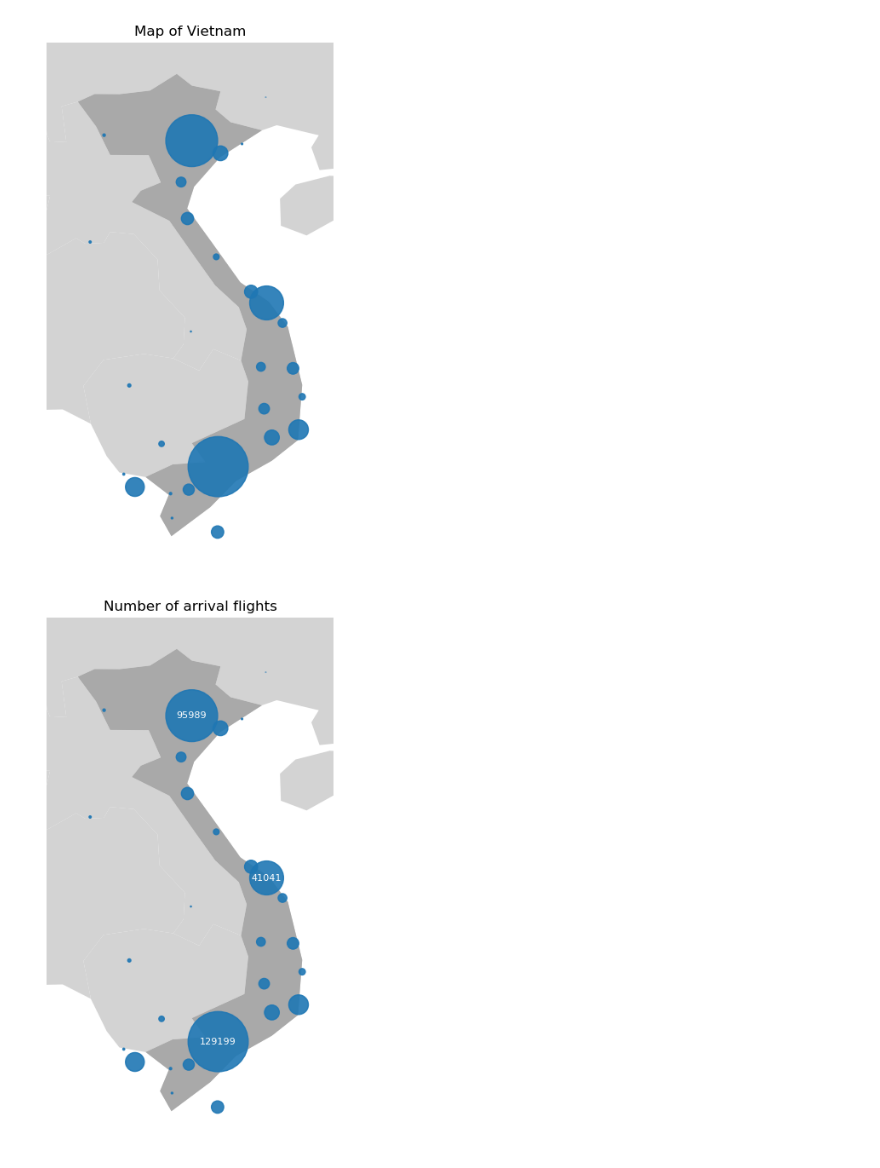
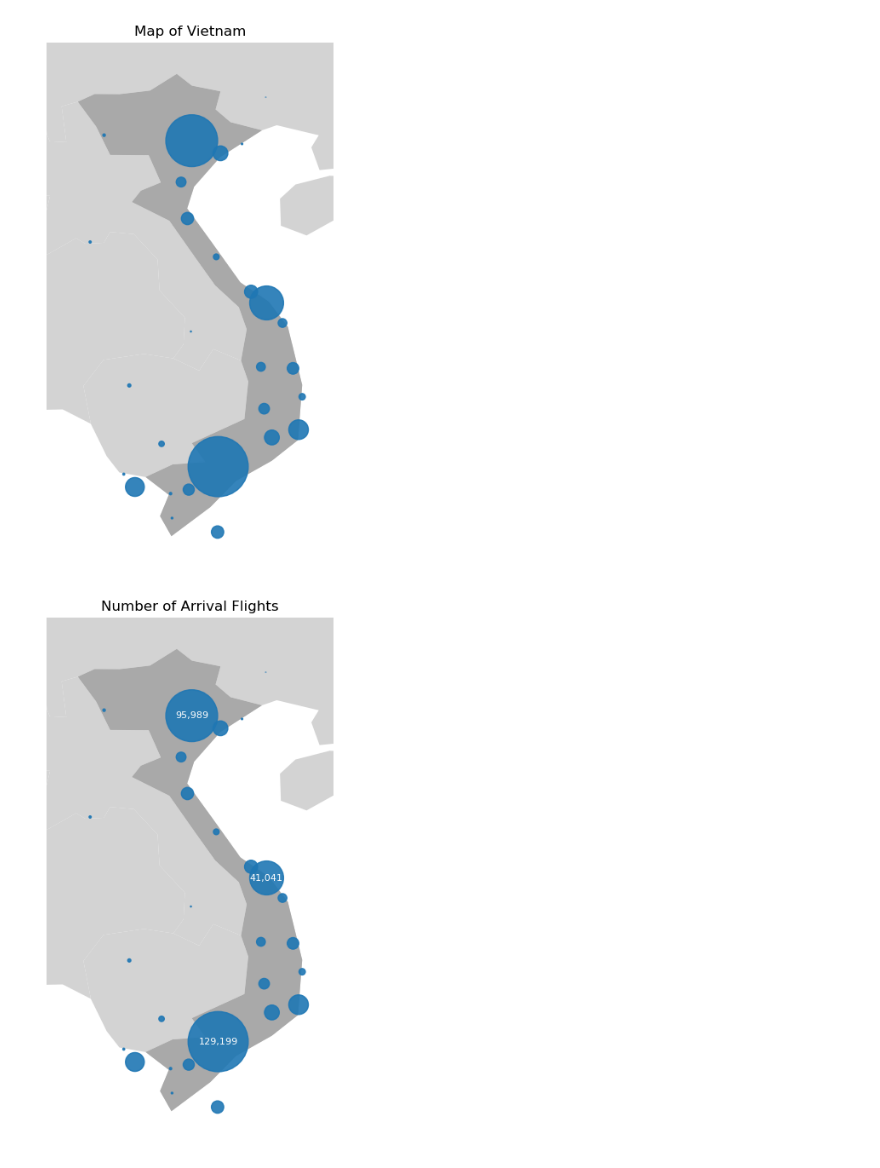
Before and after one commit to jkruke/airline-delay-prediction, a Jupyter notebook: analysis/vietnam_map.ipynb, the cells around one changed output. Cells and saved outputs as stored; diff of their text form; code cells hidden in the pictures.

Commit message:
Update Vietnam plot

```diff
--- a/analysis/vietnam_map.ipynb
+++ b/analysis/vietnam_map.ipynb
@@ -96,33 +96,33 @@ vietnam.plot(ax=ax, color='darkgray')
 # Filter flights to Vietnam
 data_flt = data[(data['arr_latitude'] >= bbox[1]) & (data['arr_latitude'] <= bbox[3]) &
                 (data['arr_longitude'] >= bbox[0]) & (data['arr_longitude'] <= bbox[2])]
 
 # Count the number of data points at each longitude and latitude
 data_counts = data_flt.groupby(['arr_longitude', 'arr_latitude']).size().reset_index(name='counts')
 
 # Create a GeoDataFrame from the count data
 geometry = gpd.points_from_xy(data_counts['arr_longitude'], data_counts['arr_latitude'])
 gdf = gpd.GeoDataFrame(data_counts, geometry=geometry)
 
 # Sort the data by counts in descending order
 gdf = gdf.sort_values(by='counts', ascending=False)
 
 # Plot with marker size based on the logarithm of counts
 gdf['scaled_size'] = gdf['counts'].apply(lambda x: x * 0.02)  # Add 1 to avoid log(0)
 gdf.plot(ax=ax, markersize=gdf['scaled_size'], alpha=0.9, legend=True)
 
 # Annotate the top three locations with the number of flights
 for i in range(3):
     ax.text(gdf.iloc[i]['arr_longitude'], gdf.iloc[i]['arr_latitude'],
-            f"{gdf.iloc[i]['counts']}", fontsize=8, ha='center', va='center', color='white')
+            '{:,}'.format(gdf.iloc[i]['counts']), fontsize=8, ha='center', va='center', color='white')
 
 # Set axis limits to the bounding box of Vietnam
 ax.set_xlim(bbox[0]-1, bbox[2]+1)
 ax.set_ylim(bbox[1]-1, bbox[3]+1)
 
 # Set plot title and show the plot
-plt.title('Number of arrival flights')
+plt.title('Number of Arrival Flights')
 plt.axis('off')
 plt.show()
 # %% [output]
-[figure, old version]
+[figure, new version]
```
